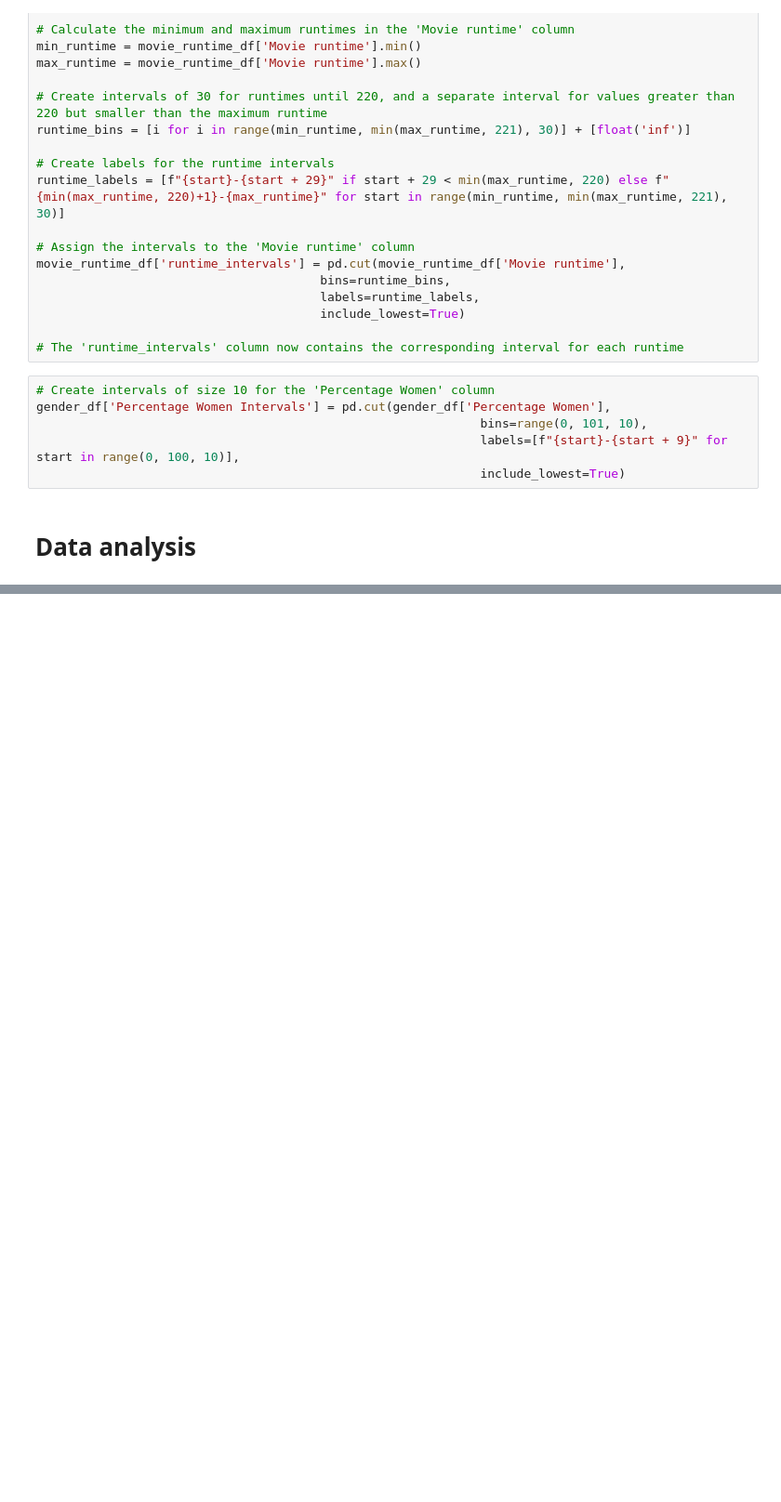
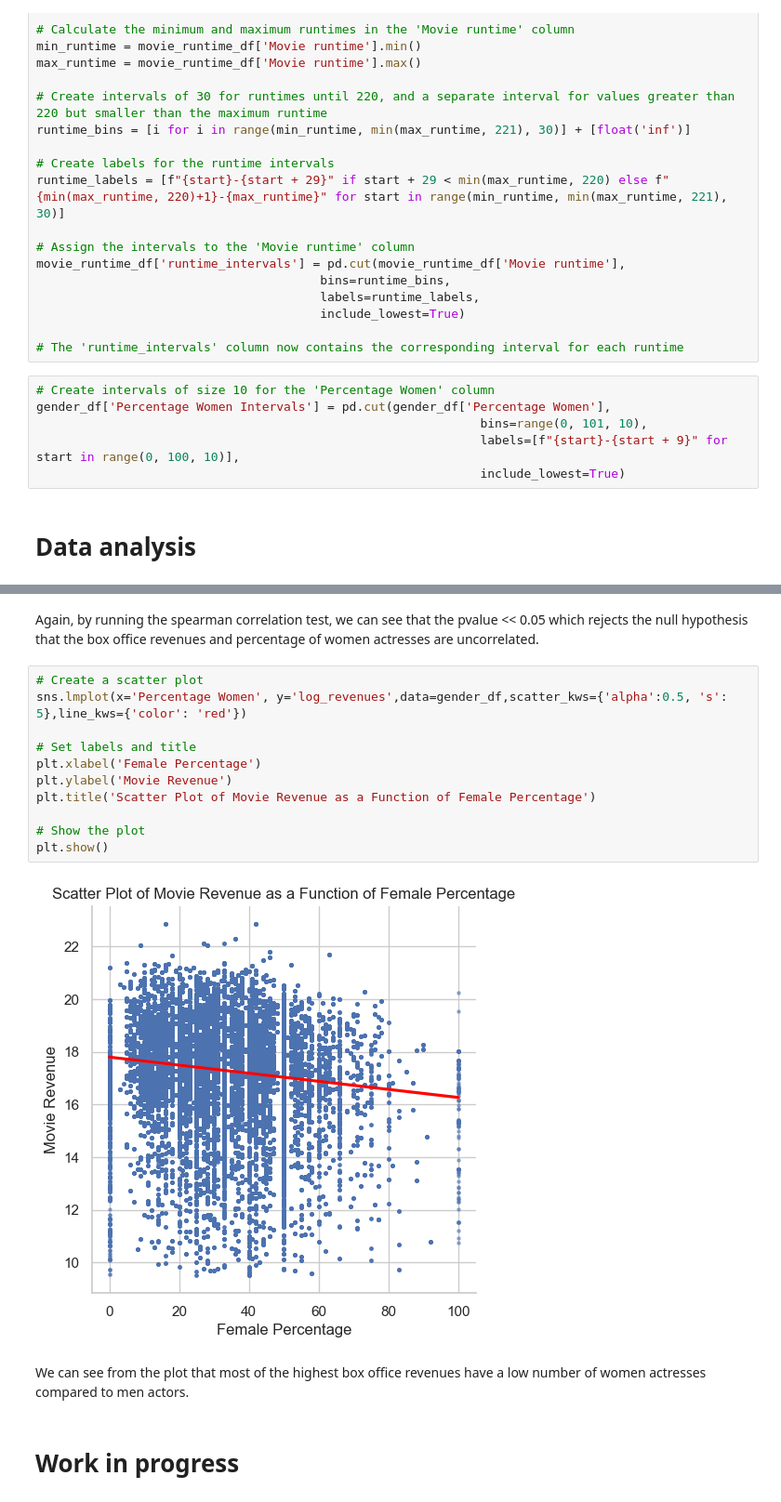
Before and after one commit to epfl-ada/ada-2023-project-adaflix, a Jupyter notebook: garik_notebook.ipynb, the cells around one changed output, grey strips where cells are left out. Shown: that part at 93% size. Cells and saved outputs as stored; diff of their text form; blank space fills up the shorter version.

```diff
--- a/garik_notebook.ipynb
+++ b/garik_notebook.ipynb
@@ -223,0 +324,19 @@ We know have everything in place to perform our analysis. We will start by runni
+# %% [markdown]
+Again, by running the spearman correlation test, we can see that the pvalue << 0.05 which rejects the null hypothesis that the box office revenues and percentage of women actresses are uncorrelated.
+# %%
+# Create a scatter plot
+sns.lmplot(x='Percentage Women', y='log_revenues',data=gender_df,scatter_kws={'alpha':0.5, 's': 5},line_kws={'color': 'red'})
+
+# Set labels and title
+plt.xlabel('Female Percentage')
+plt.ylabel('Movie Revenue')
+plt.title('Scatter Plot of Movie Revenue as a Function of Female Percentage')
+
+# Show the plot
+plt.show()
+# %% [output]
+[figure, added]
+# %% [markdown]
+We can see from the plot that most of the highest box office revenues have a low number of women actresses compared to men actors.
+# %% [markdown]
+# Work in progress
```
Also changed, not shown: parts of 27 cells of this notebook.
